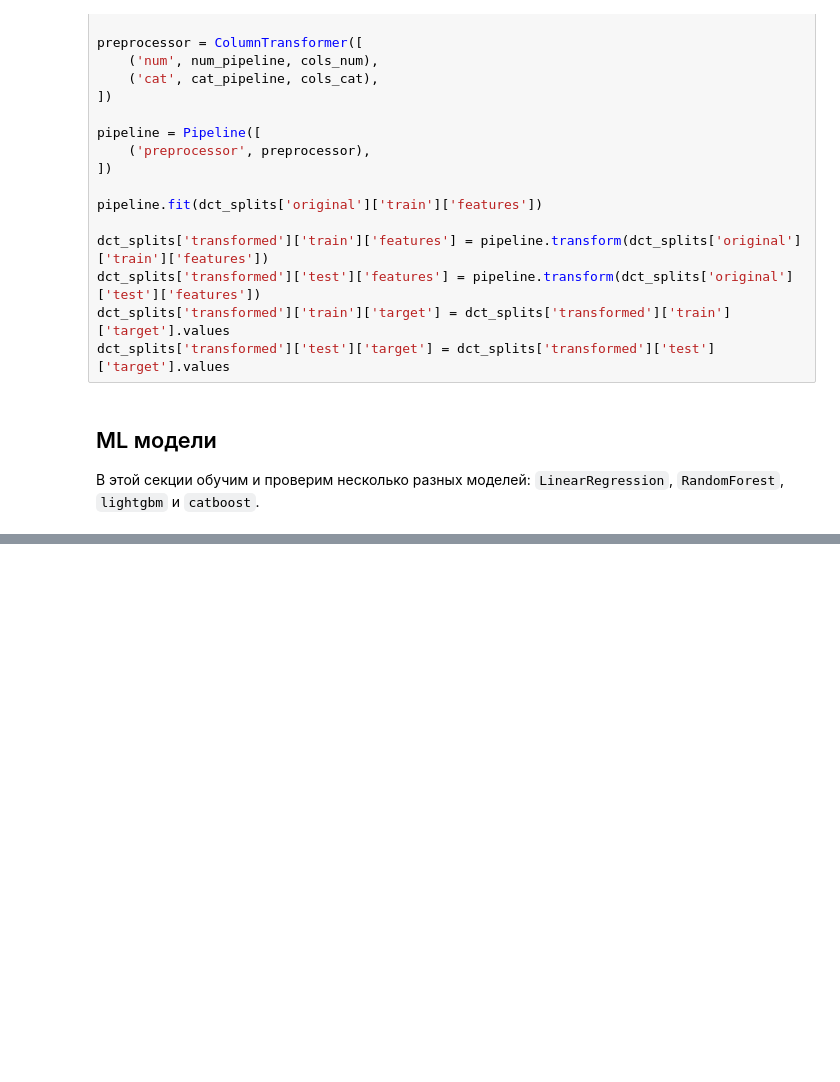
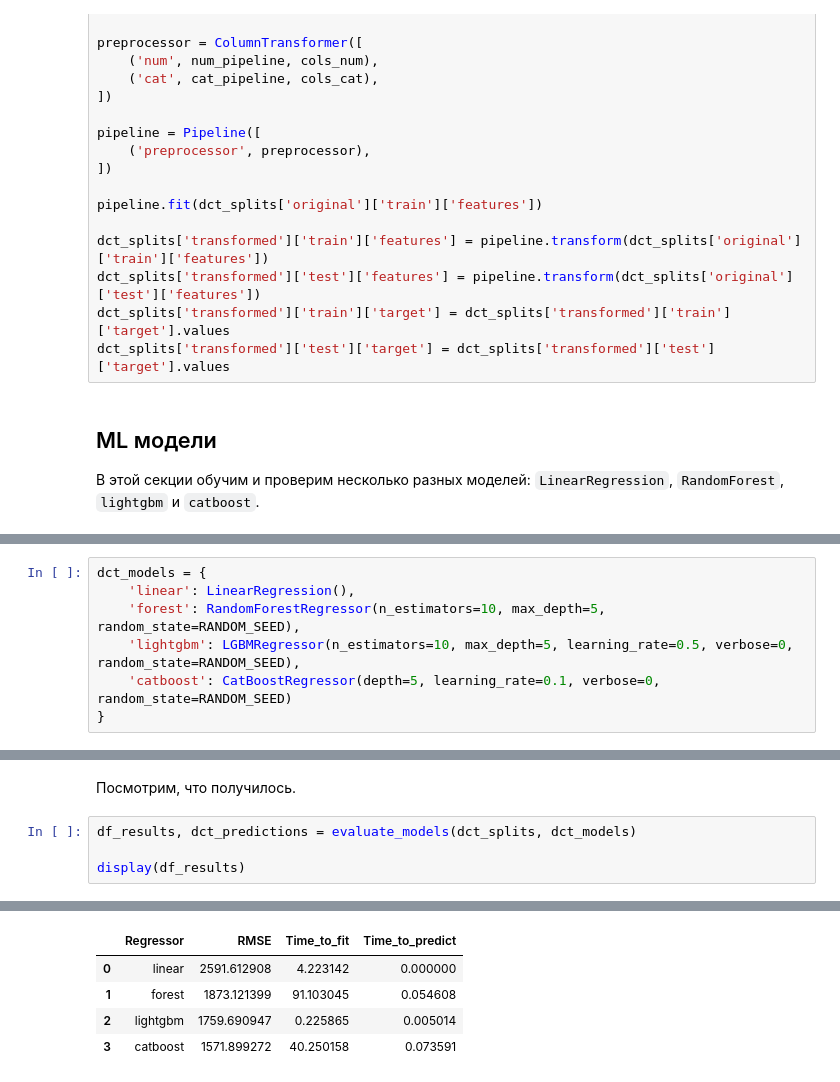
Before and after one commit to mskhmelik/yandex_data_science, a Jupyter notebook: Project_6/prj_auto_prices.ipynb, the cells around one changed output, grey strips where cells are left out. Cells and saved outputs as stored; diff of their text form; blank space fills up the shorter version.

```diff
--- a/Project_6/prj_auto_prices.ipynb
+++ b/Project_6/prj_auto_prices.ipynb
@@ -399,0 +334,7 @@ print('Best parameters for Random Forest:', study.best_params)
+# %%
+dct_models = {
+    'linear': LinearRegression(),
+    'forest': RandomForestRegressor(n_estimators=10, max_depth=5, random_state=RANDOM_SEED),
+    'lightgbm': LGBMRegressor(n_estimators=10, max_depth=5, learning_rate=0.5, verbose=0, random_state=RANDOM_SEED),
+    'catboost': CatBoostRegressor(depth=5, learning_rate=0.1, verbose=0, random_state=RANDOM_SEED)
+}
@@ -399,0 +389,7 @@ print('Best parameters for Random Forest:', study.best_params)
+# %% [markdown]
+Посмотрим, что получилось.
+# %%
+df_results, dct_predictions = evaluate_models(dct_splits, dct_models)
+
+display(df_results)
+# %% [output]
@@ -399,0 +401,5 @@ print('Best parameters for Random Forest:', study.best_params)
+|  | Regressor | RMSE | Time_to_fit | Time_to_predict |
+| 0 | linear | 2591.612908 | 4.223142 | 0.000000 |
+| 1 | forest | 1873.121399 | 91.103045 | 0.054608 |
+| 2 | lightgbm | 1759.690947 | 0.225865 | 0.005014 |
+| 3 | catboost | 1571.899272 | 40.250158 | 0.073591 |
```
Also changed, not shown: parts of 10 cells of this notebook.
